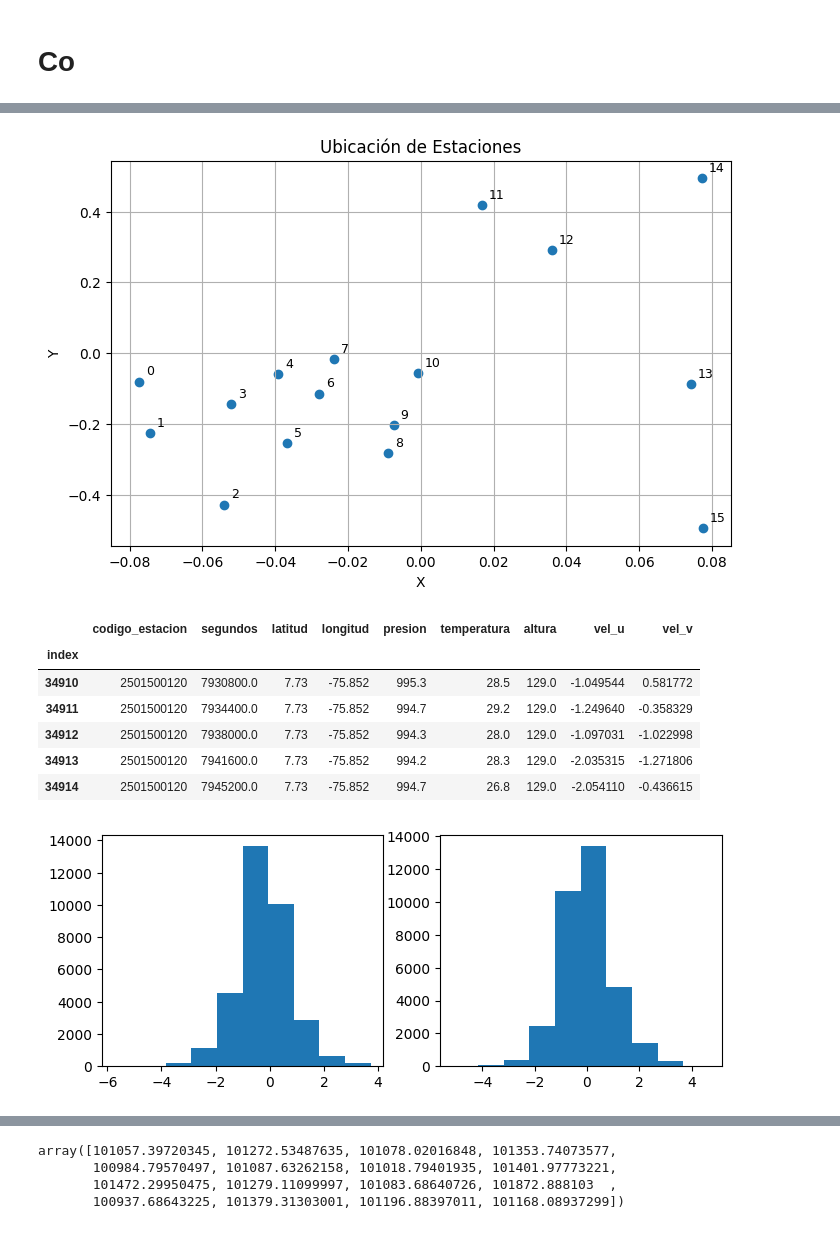
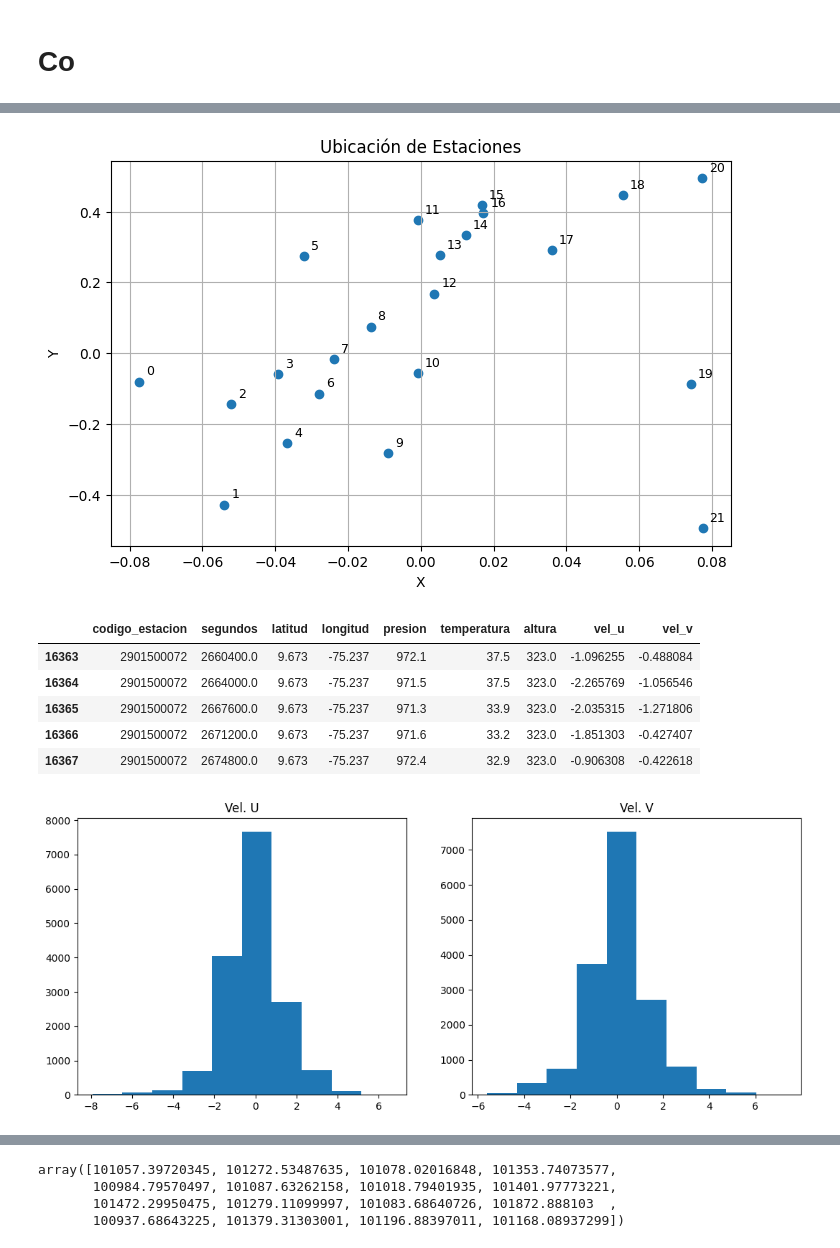
Before and after one commit to sagomeza1/pinns, a Jupyter notebook: cuadernos/exploracion.ipynb, the cells around one changed output, grey strips where cells are left out. Drawn from its saved outputs; the diff is of its cells as text; code cells hidden in the pictures.

```diff
--- a/cuadernos/exploracion.ipynb
+++ b/cuadernos/exploracion.ipynb
@@ -273,13 +273,16 @@ plt.show()
 # Co
 # %%
 # data_path = Path().cwd().parent / "data" / "raw" / "em_cundinamarca_boyaca_251201_251231.parquet"
-data_path = Path().cwd().parent / "data" / "raw" / "em_caribe3_20251001_20251231.parquet"
+# data_path = Path().cwd().parent / "data" / "raw" / "em_caribe3_20251001_20251231.parquet"
+data_path = Path().cwd().parent / "data" / "raw" / "em_caribe_20251201_20251231.parquet"
+# data_path = Path().cwd().parent / "data" / "raw" / "em_caribe_20251201_20251231_ol.parquet"
 process_data_co = ProcessDataColombia(data_path)
 process_data_co.load_data()
 
 kwargs = {
     # "R":0.15,
-    "n_days":92,
+    # "n_days":92,
+    "n_days":30,
     "interval":1,
     "WS_val_idx": np.array([2, 3])}
     # "WS_val_idx": np.array([1, 2, 3, 5, 7, 9, 10, 11, 13, 14, 15, 16, 19])
@@ -307,26 +310,27 @@ Separar entre validación y entrenamiento .......................... OK
 # %%
 process_data_co.plot_estacion()
 # %% [output]
-[figure, old version]
+[figure, new version]
 # %%
 ws_data = process_data_co.wsdata.copy()
 ws_data.tail()
 # %% [output]
 |  | codigo_estacion | segundos | latitud | longitud | presion | temperatura | altura | vel_u | vel_v |
-| index |  |  |  |  |  |  |  |  |  |
-| 34910 | 2501500120 | 7930800.0 | 7.73 | -75.852 | 995.3 | 28.5 | 129.0 | -1.049544 | 0.581772 |
-| 34911 | 2501500120 | 7934400.0 | 7.73 | -75.852 | 994.7 | 29.2 | 129.0 | -1.249640 | -0.358329 |
-| 34912 | 2501500120 | 7938000.0 | 7.73 | -75.852 | 994.3 | 28.0 | 129.0 | -1.097031 | -1.022998 |
-| 34913 | 2501500120 | 7941600.0 | 7.73 | -75.852 | 994.2 | 28.3 | 129.0 | -2.035315 | -1.271806 |
-| 34914 | 2501500120 | 7945200.0 | 7.73 | -75.852 | 994.7 | 26.8 | 129.0 | -2.054110 | -0.436615 |
+| 16363 | 2901500072 | 2660400.0 | 9.673 | -75.237 | 972.1 | 37.5 | 323.0 | -1.096255 | -0.488084 |
+| 16364 | 2901500072 | 2664000.0 | 9.673 | -75.237 | 971.5 | 37.5 | 323.0 | -2.265769 | -1.056546 |
+| 16365 | 2901500072 | 2667600.0 | 9.673 | -75.237 | 971.3 | 33.9 | 323.0 | -2.035315 | -1.271806 |
+| 16366 | 2901500072 | 2671200.0 | 9.673 | -75.237 | 971.6 | 33.2 | 323.0 | -1.851303 | -0.427407 |
+| 16367 | 2901500072 | 2674800.0 | 9.673 | -75.237 | 972.4 | 32.9 | 323.0 | -0.906308 | -0.422618 |
 # %%
-fig , ax = plt.subplots(1, 2, figsize=(8, 3))
+fig , ax = plt.subplots(1, 2, figsize=(13, 5))
 
 ax[0].hist(ws_data["vel_u"])
+ax[0].set_title("Vel. U")
 ax[1].hist(ws_data["vel_v"])
+ax[1].set_title("Vel. V")
 plt.show()
 # %% [output]
-[figure, old version]
+[figure, new version]
 # %%
 plt.subplots(figsize=(4, 3))
 plt.hist(ws_data["presion"])
```
Also changed, not shown: parts of 20 cells of this notebook, 1 other file.
